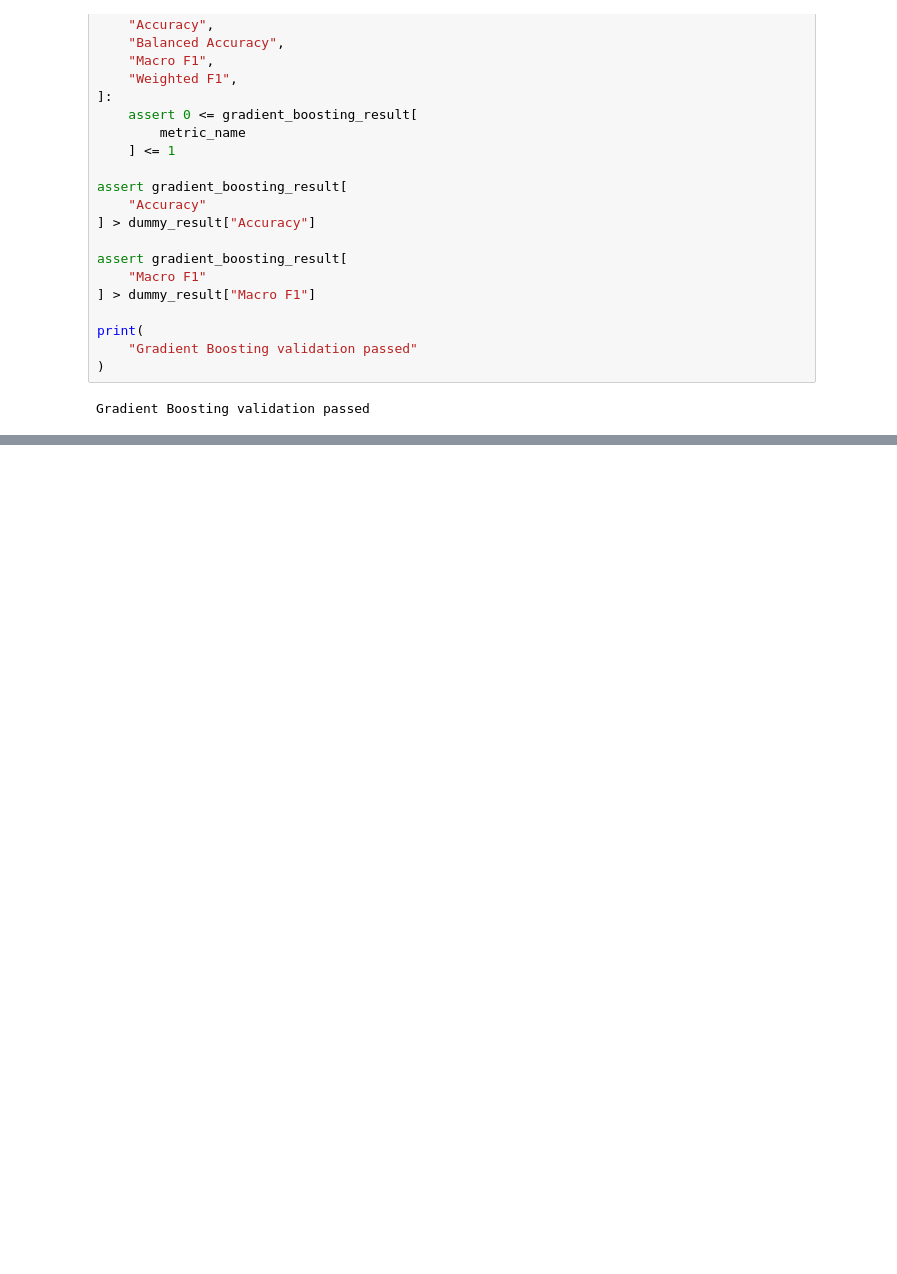
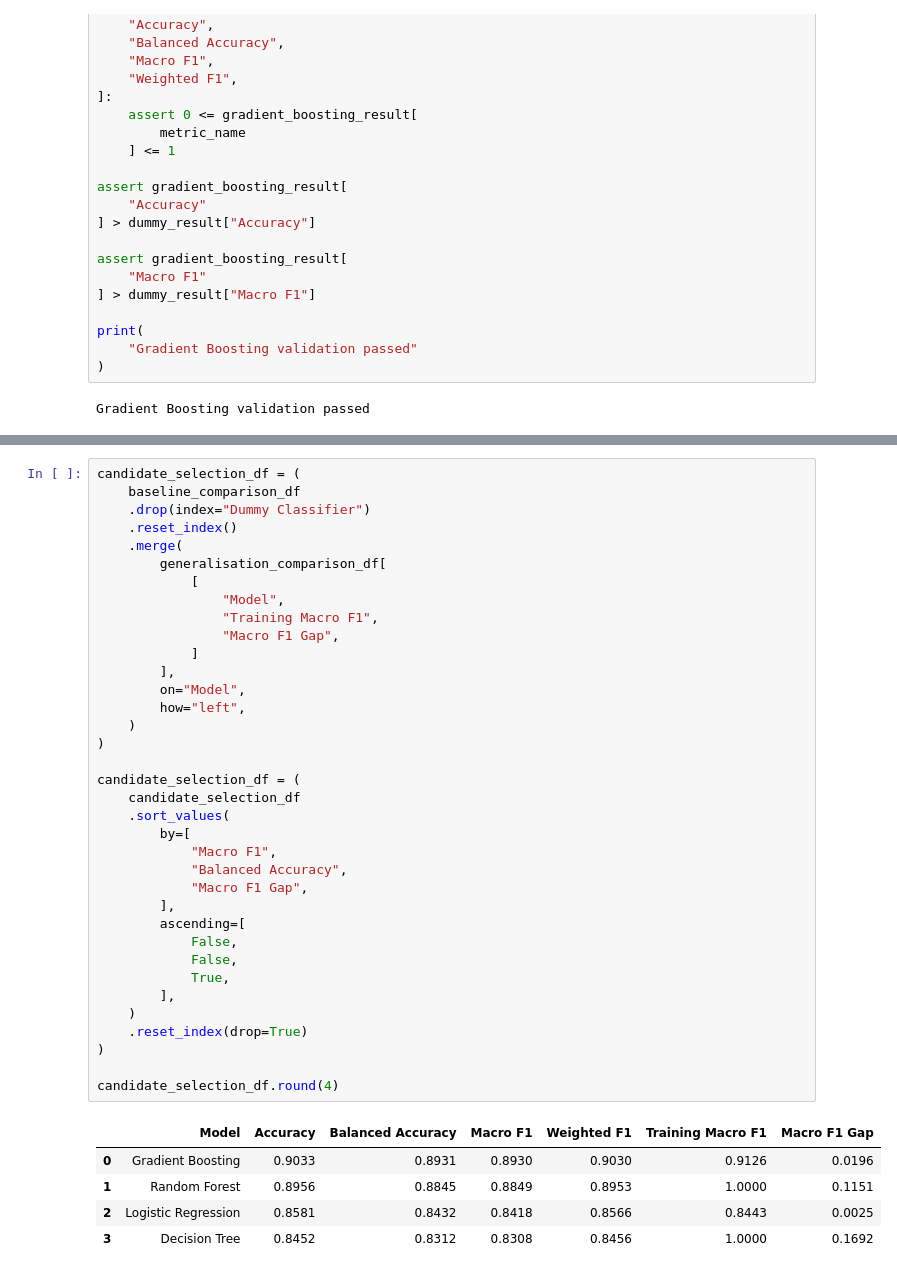
Before and after one commit to SMCodeX7/Obesity-Risk-Intelligence-System, a Jupyter notebook: notebooks/04_baseline_models.ipynb, the cells around one changed output, grey strips where cells are left out. Saved outputs shown, nothing was run; the diff lists cells and outputs as text; blank space fills up the shorter version.

```diff
--- a/notebooks/04_baseline_models.ipynb
+++ b/notebooks/04_baseline_models.ipynb
@@ -2603,0 +2768,42 @@ Gradient Boosting validation passed
+# %%
+candidate_selection_df = (
+    baseline_comparison_df
+    .drop(index="Dummy Classifier")
+    .reset_index()
+    .merge(
+        generalisation_comparison_df[
+            [
+                "Model",
+                "Training Macro F1",
+                "Macro F1 Gap",
+            ]
+        ],
+        on="Model",
+        how="left",
+    )
+)
+
+candidate_selection_df = (
+    candidate_selection_df
+    .sort_values(
+        by=[
+            "Macro F1",
+            "Balanced Accuracy",
+            "Macro F1 Gap",
+        ],
+        ascending=[
+            False,
+            False,
+            True,
+        ],
+    )
+    .reset_index(drop=True)
+)
+
+candidate_selection_df.round(4)
+# %% [output]
+|  | Model | Accuracy | Balanced Accuracy | Macro F1 | Weighted F1 | Training Macro F1 | Macro F1 Gap |
+| 0 | Gradient Boosting | 0.9033 | 0.8931 | 0.8930 | 0.9030 | 0.9126 | 0.0196 |
+| 1 | Random Forest | 0.8956 | 0.8845 | 0.8849 | 0.8953 | 1.0000 | 0.1151 |
+| 2 | Logistic Regression | 0.8581 | 0.8432 | 0.8418 | 0.8566 | 0.8443 | 0.0025 |
+| 3 | Decision Tree | 0.8452 | 0.8312 | 0.8308 | 0.8456 | 1.0000 | 0.1692 |
```
Also changed, not shown: parts of 18 cells of this notebook, 2 other files.
